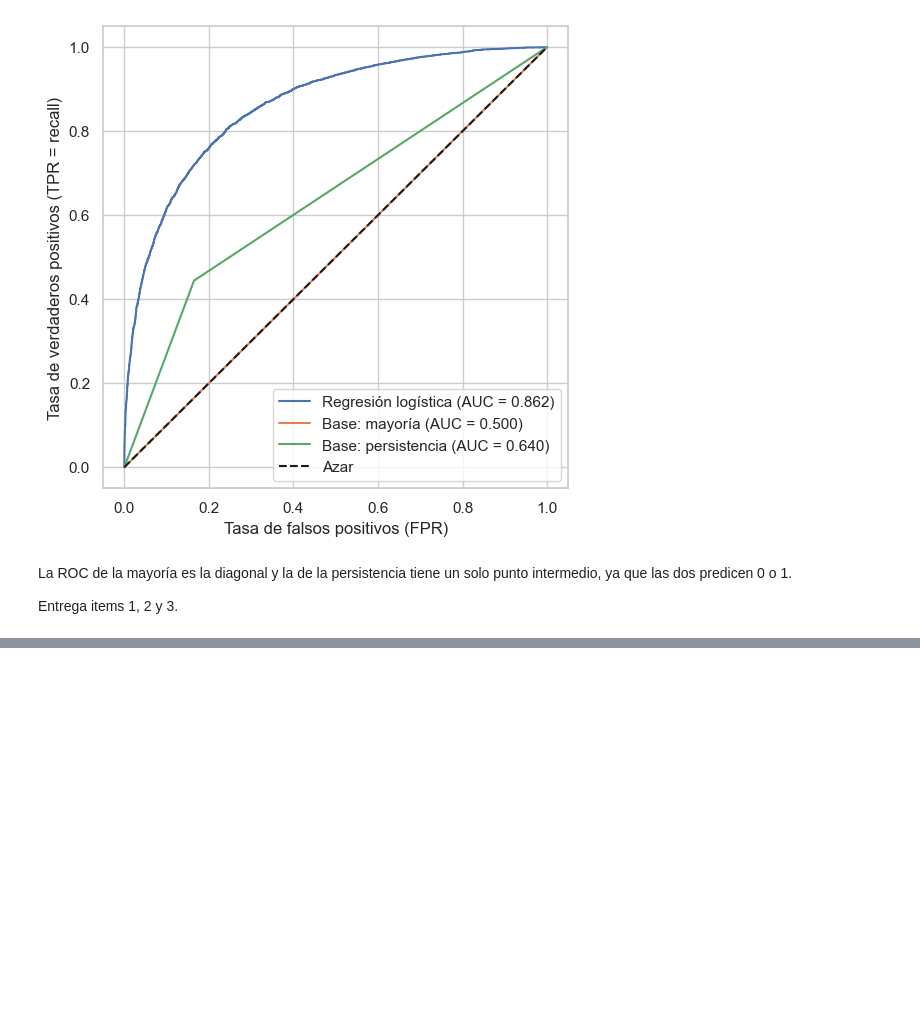
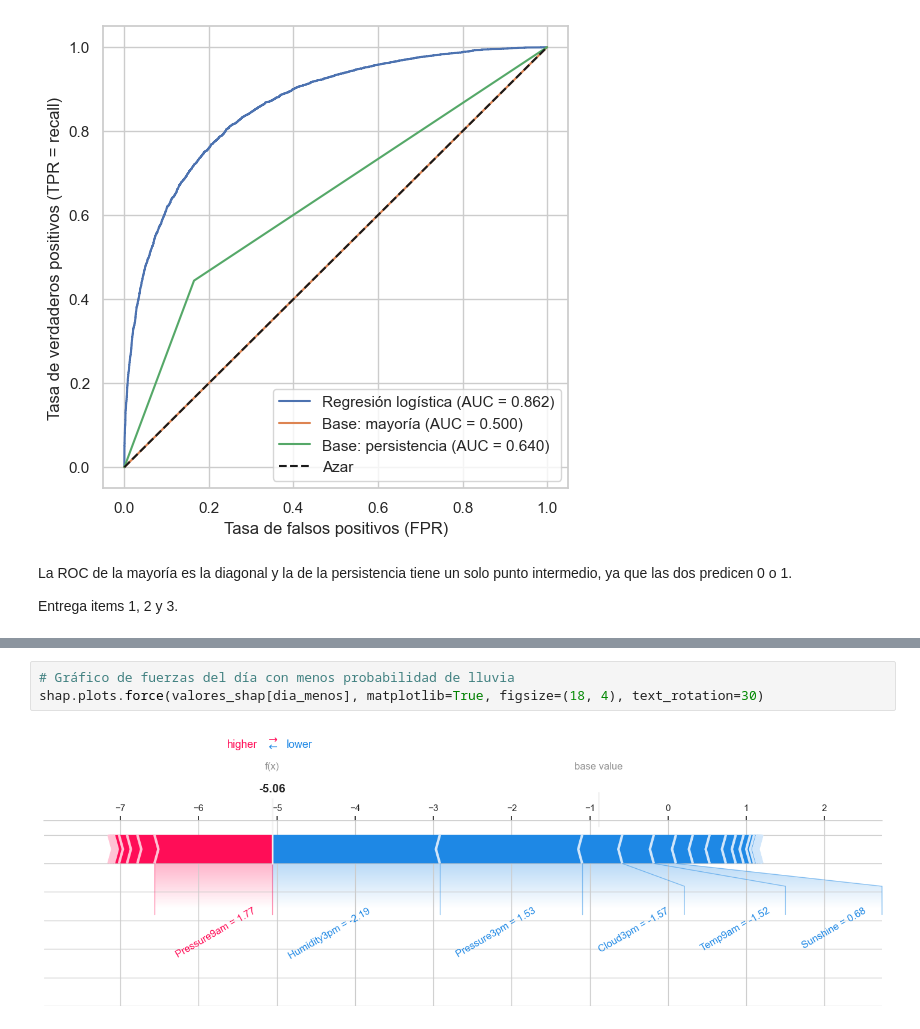
Before and after one commit to ismadarruiz-atr/TP_AA1_Calabozo_Darruiz_DiCarlo_Giuntoli, a Jupyter notebook: TP_2/TP-clasificacion-AA1.ipynb, the cells around one changed output, grey strips where cells are left out. Cells and saved outputs as stored; diff of their text form; blank space fills up the shorter version.

```diff
--- a/TP_2/TP-clasificacion-AA1.ipynb
+++ b/TP_2/TP-clasificacion-AA1.ipynb
@@ -1058,0 +1351,5 @@ Entrega items 1, 2 y 3.
+# %%
+# Gráfico de fuerzas del día con menos probabilidad de lluvia
+shap.plots.force(valores_shap[dia_menos], matplotlib=True, figsize=(18, 4), text_rotation=30)
+# %% [output]
+[figure, added]
```
Also changed, not shown: parts of 44 cells of this notebook, 3 other files.
